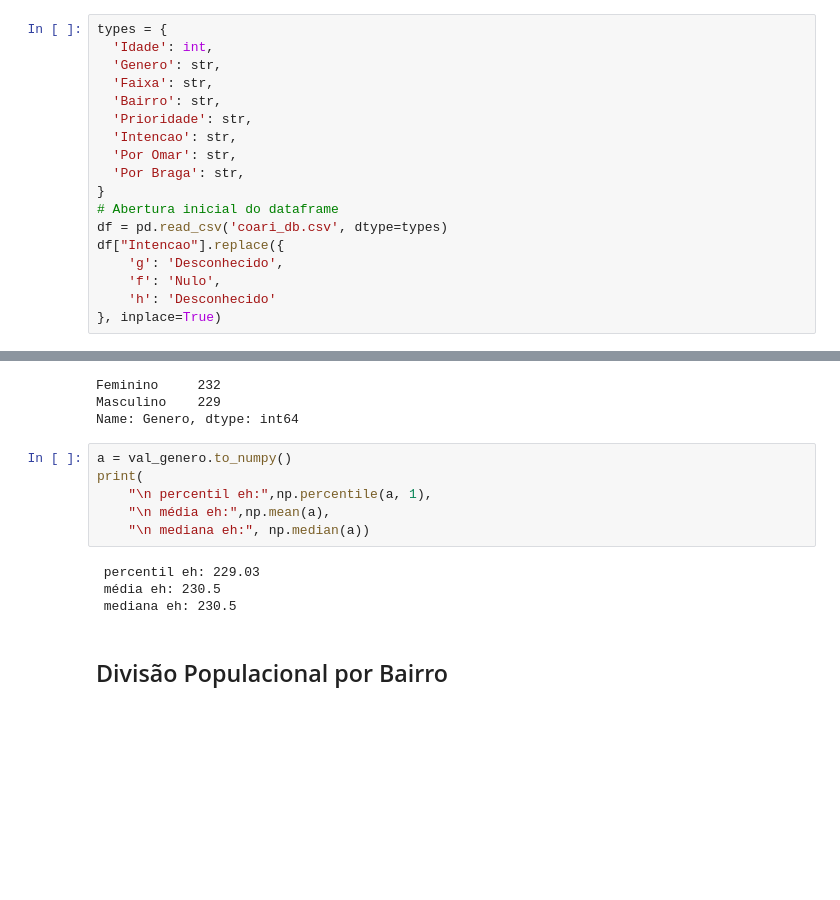
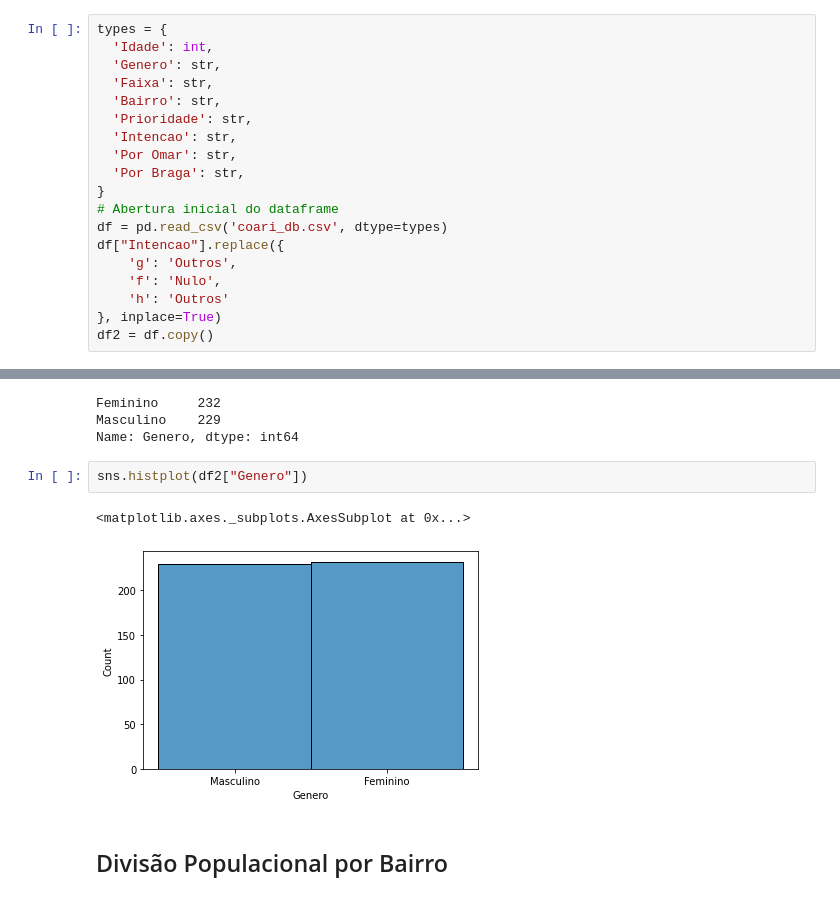
Before and after one commit to wfsilva-uea/coari, a Jupyter notebook: Coari_Trabalho_Estatística_DF_filtrado.ipynb, the cells around one changed output, grey strips where cells are left out. Cells and saved outputs as stored; diff of their text form; blank space fills up the shorter version.

```diff
--- a/Coari_Trabalho_Estatística_DF_filtrado.ipynb
+++ b/Coari_Trabalho_Estatística_DF_filtrado.ipynb
@@ -29,7 +35,8 @@ types = {
 # Abertura inicial do dataframe
 df = pd.read_csv('coari_db.csv', dtype=types)
 df["Intencao"].replace({
-    'g': 'Desconhecido',
+    'g': 'Outros',
     'f': 'Nulo',
-    'h': 'Desconhecido'
+    'h': 'Outros'
 }, inplace=True)
+df2 = df.copy()
@@ -77,16 +91,11 @@ val_genero
 Feminino     232
 Masculino    229
 Name: Genero, dtype: int64
-# %%
-a = val_genero.to_numpy()
-print(
-    "\n percentil eh:",np.percentile(a, 1),
-    "\n média eh:",np.mean(a),
-    "\n mediana eh:", np.median(a))
-# %% [output]
- percentil eh: 229.03
- média eh: 230.5
- mediana eh: 230.5
+# %%
+sns.histplot(df2["Genero"])
+# %% [output]
+<matplotlib.axes._subplots.AxesSubplot at 0x...>
+[figure, added]
 # %% [markdown]
 ## Divisão Populacional por Bairro
 # %%
```
Also changed, not shown: parts of 24 cells of this notebook.
